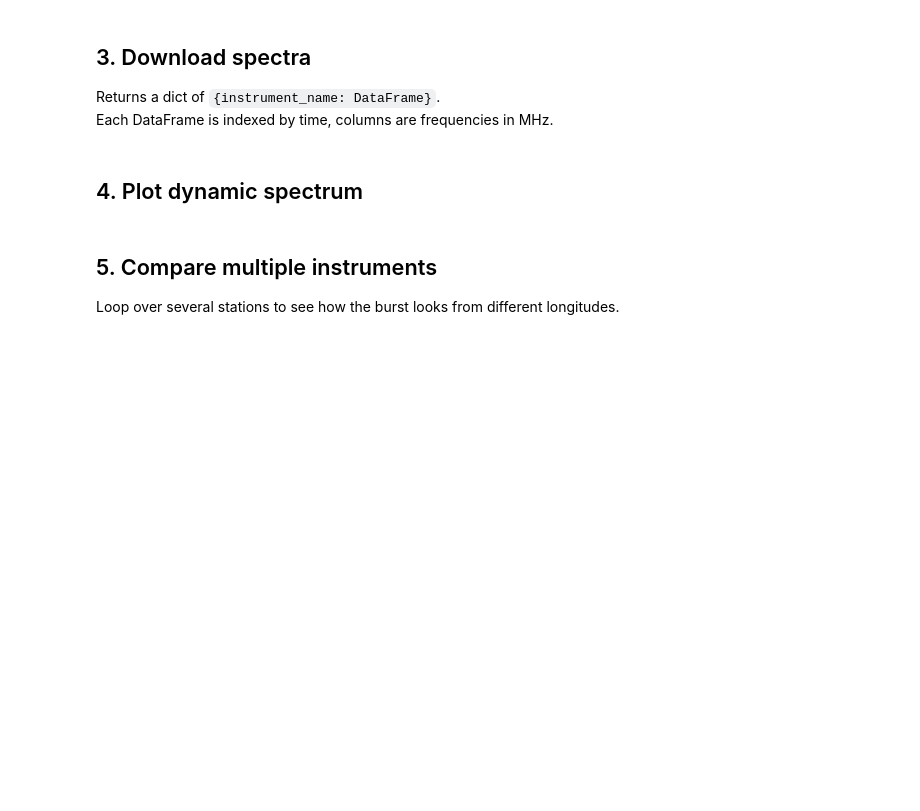
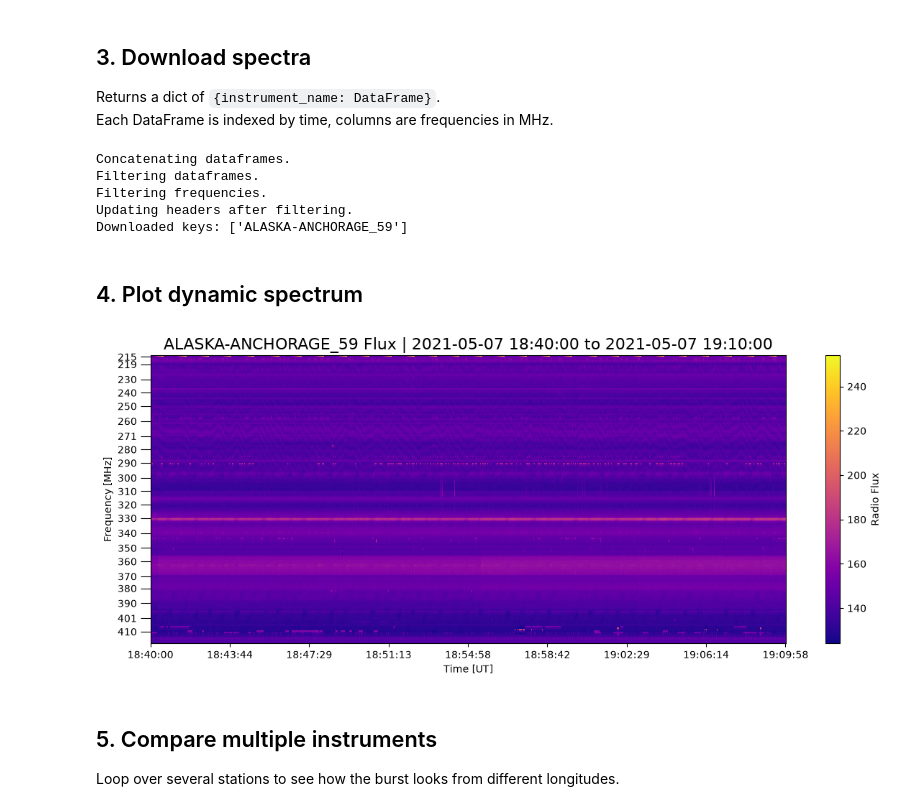
Before and after one commit to i4Ds/solar-burst-multiview, a Jupyter notebook: notebooks/02_ecallisto_spectra.ipynb, the cells around one changed output. Saved outputs shown, nothing was run; the diff lists cells and outputs as text; code cells hidden in the pictures; blank space fills up the shorter version.

```diff
--- a/notebooks/02_ecallisto_spectra.ipynb
+++ b/notebooks/02_ecallisto_spectra.ipynb
@@ -35,7 +56,7 @@ for name in instruments:
 Returns a dict of `{instrument_name: DataFrame}`.
 Each DataFrame is indexed by time, columns are frequencies in MHz.
 # %%
-instrument = 'ALASKA-COHOE'   # change to any name from the list above
+instrument = 'ALASKA-ANCHORAGE-59'   # change to any name from the list above
 
 data = get_ecallisto_data(
     start,
@@ -45,18 +66,26 @@ data = get_ecallisto_data(
 )
 
 print("Downloaded keys:", list(data.keys()))
+# %% [output]
+Concatenating dataframes.
+Filtering dataframes.
+Filtering frequencies.
+Updating headers after filtering.
+Downloaded keys: ['ALASKA-ANCHORAGE_59']
 # %% [markdown]
 ## 4. Plot dynamic spectrum
 # %%
-fig = plot_spectogram_mpl(
+fig = plot_spectrogram_mpl(
     data,
     start_datetime=start,
     end_datetime=end,
     fig_size=(12, 5),
     cmap='plasma',
 )
 plt.tight_layout()
 plt.show()
+# %% [output]
+[figure, added]
 # %% [markdown]
 ## 5. Compare multiple instruments
 
```
Also changed, not shown: parts of 3 cells of this notebook.
